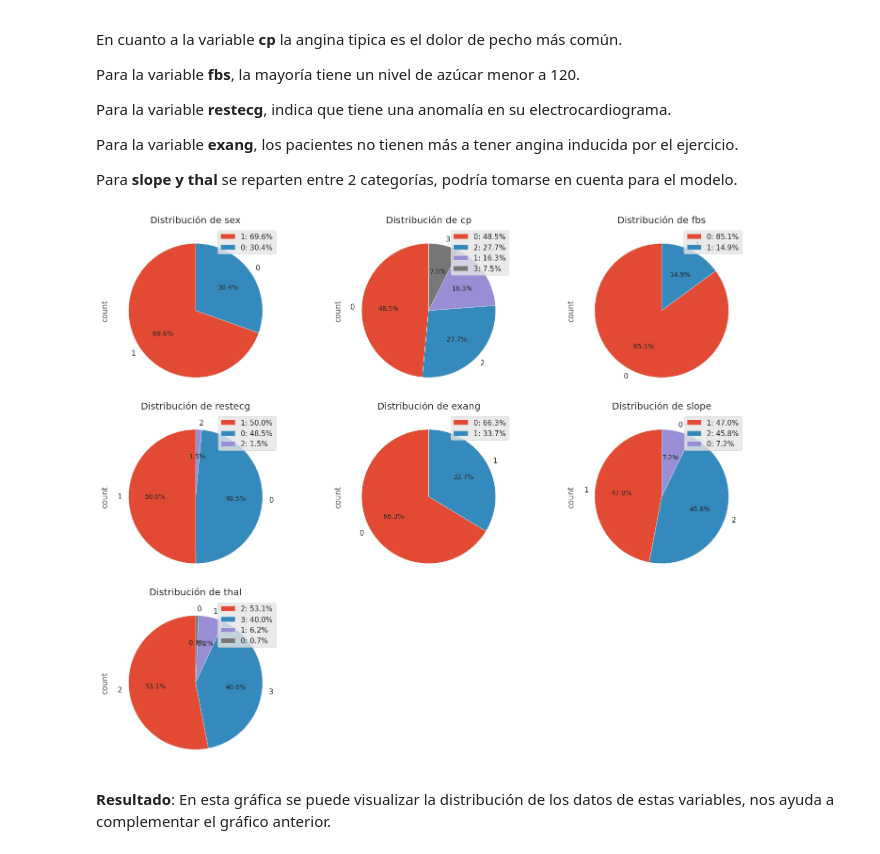
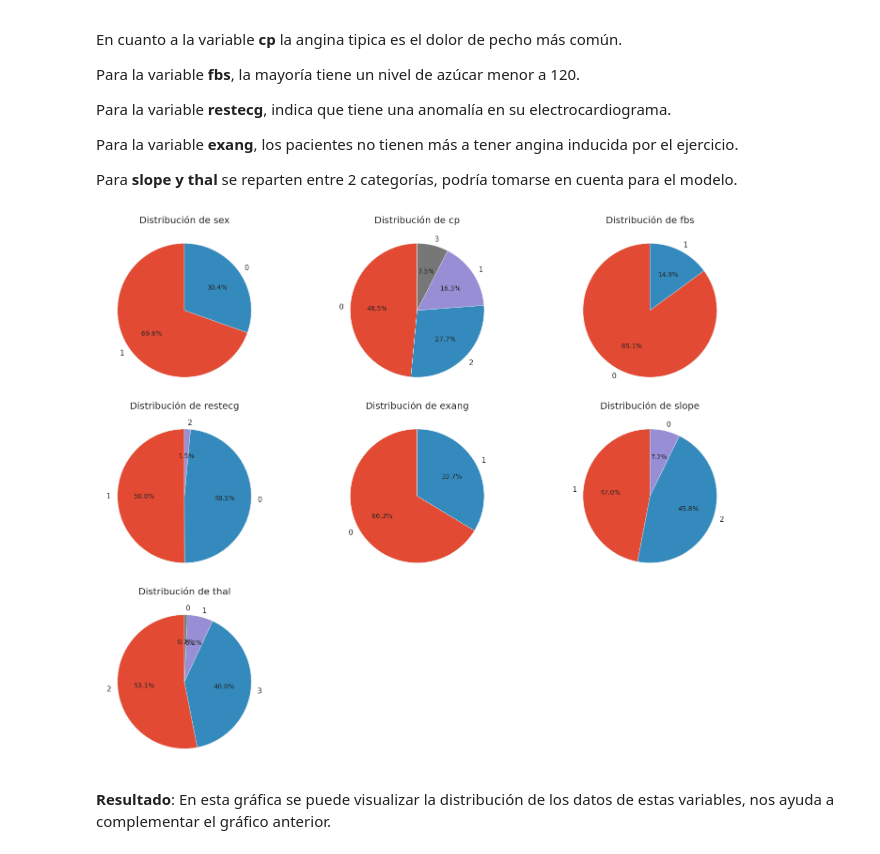
Before and after one commit to josue180610/Project_Attack, a Jupyter notebook: Proy_AtaqueCorazon_v5(Normali).ipynb, the cells around one changed output. Saved outputs shown, nothing was run; the diff lists cells and outputs as text; code cells hidden in the pictures.

```diff
--- a/Proy_AtaqueCorazon_v5(Normali).ipynb
+++ b/Proy_AtaqueCorazon_v5(Normali).ipynb
@@ -229,21 +229,17 @@ Para **slope y thal** se reparten entre 2 categorías, podría tomarse en cuenta
 # %%
 var2= ['sex', 'cp', 'fbs', 'restecg', 'exang', 'slope', 'thal']
 plt.figure(figsize=(15, 12))
 
 for i, variable in enumerate(var2, 1):
     plt.subplot(3, 3, i)
     df[variable].value_counts().plot.pie(autopct='%1.1f%%', startangle=90)
     plt.title(f'Distribución de {variable}')
-
-    # Crear la leyenda con porcentajes
-    legend_labels = [f'{cat}: {val:.1f}%' for cat, val in zip(counts.index, percentages)]
-
     plt.ylabel('')
 
 plt.tight_layout()
 plt.show()
 # %% [output]
-[figure, old version]
+[figure, new version]
 # %% [markdown]
 **Resultado**: En esta gráfica se puede visualizar la distribución de los datos de estas variables, nos ayuda a complementar el gráfico anterior.
 # %%
```
Also changed, not shown: parts of 2 cells of this notebook.
